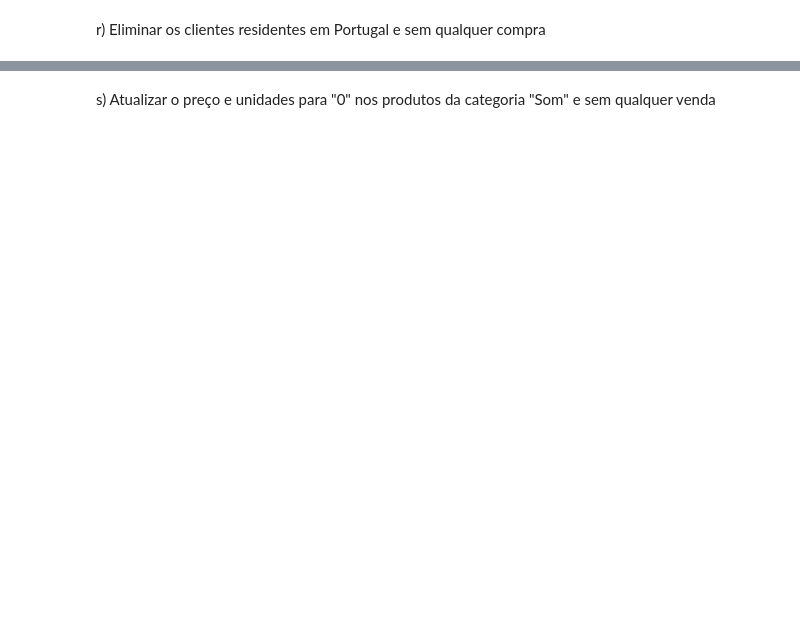
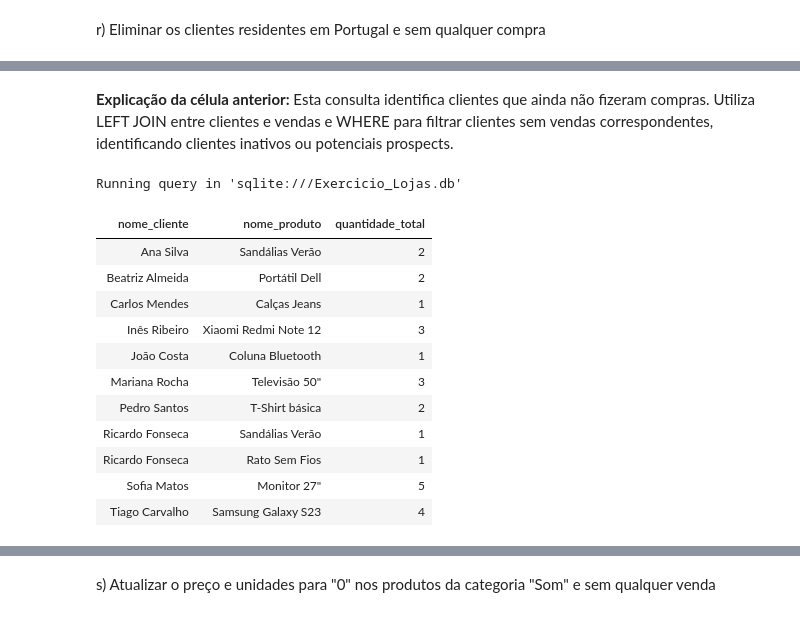
Before and after one commit to jpedrodias/FundamentosSQL, a Jupyter notebook: Week03/Exercicio_Lojas.ipynb, the cells around one changed output, grey strips where cells are left out. Saved outputs shown, nothing was run; the diff lists cells and outputs as text; code cells hidden in the pictures; blank space fills up the shorter version.

```diff
--- a/Week03/Exercicio_Lojas.ipynb
+++ b/Week03/Exercicio_Lojas.ipynb
@@ -1026,0 +1341,49 @@ r) Eliminar os clientes residentes em Portugal e sem qualquer compra
+# %% [markdown]
+**Explicação da célula anterior:**
+Esta consulta identifica clientes que ainda não fizeram compras. Utiliza LEFT JOIN entre clientes e vendas e WHERE para filtrar clientes sem vendas correspondentes, identificando clientes inativos ou potenciais prospects.
+# %%
+%%sql
+/* 1) Total de unidades compradas de cada produto por cada cliente */
+WITH total_cliente_produto AS (
+    SELECT  c.id                          AS cliente_id,
+            c.nome                        AS nome_cliente,
+            p.id                          AS produto_id,
+            p.nome                        AS nome_produto,
+            SUM(v.quantidade)             AS quantidade_total
+    FROM    vendas   v
+    JOIN    clientes c ON c.id = v.cliente_id
+    JOIN    produtos p ON p.id = v.produto_id
+    GROUP BY c.id, p.id
+),
+
+/* 2) Quantidade mínima comprada por cada cliente */
+min_por_cliente AS (
+    SELECT  cliente_id,
+            MIN(quantidade_total) AS min_qtd
+    FROM    total_cliente_produto
+    GROUP BY cliente_id
+)
+
+/* 3) Produto(s) que têm essa quantidade mínima */
+SELECT  t.nome_cliente,
+        t.nome_produto,
+        t.quantidade_total
+FROM    total_cliente_produto t
+JOIN    min_por_cliente   m
+      ON m.cliente_id = t.cliente_id
+     AND m.min_qtd    = t.quantidade_total
+ORDER BY t.nome_cliente;
+# %% [output]
+Running query in 'sqlite:///Exercicio_Lojas.db'
+| nome_cliente | nome_produto | quantidade_total |
+| Ana Silva | Sandálias Verão | 2 |
+| Beatriz Almeida | Portátil Dell | 2 |
+| Carlos Mendes | Calças Jeans | 1 |
+| Inês Ribeiro | Xiaomi Redmi Note 12 | 3 |
+| João Costa | Coluna Bluetooth | 1 |
+| Mariana Rocha | Televisão 50" | 3 |
+| Pedro Santos | T-Shirt básica | 2 |
+| Ricardo Fonseca | Sandálias Verão | 1 |
+| Ricardo Fonseca | Rato Sem Fios | 1 |
+| Sofia Matos | Monitor 27" | 5 |
+| Tiago Carvalho | Samsung Galaxy S23 | 4 |
```
Also changed, not shown: parts of 91 cells of this notebook, 2 other files.
